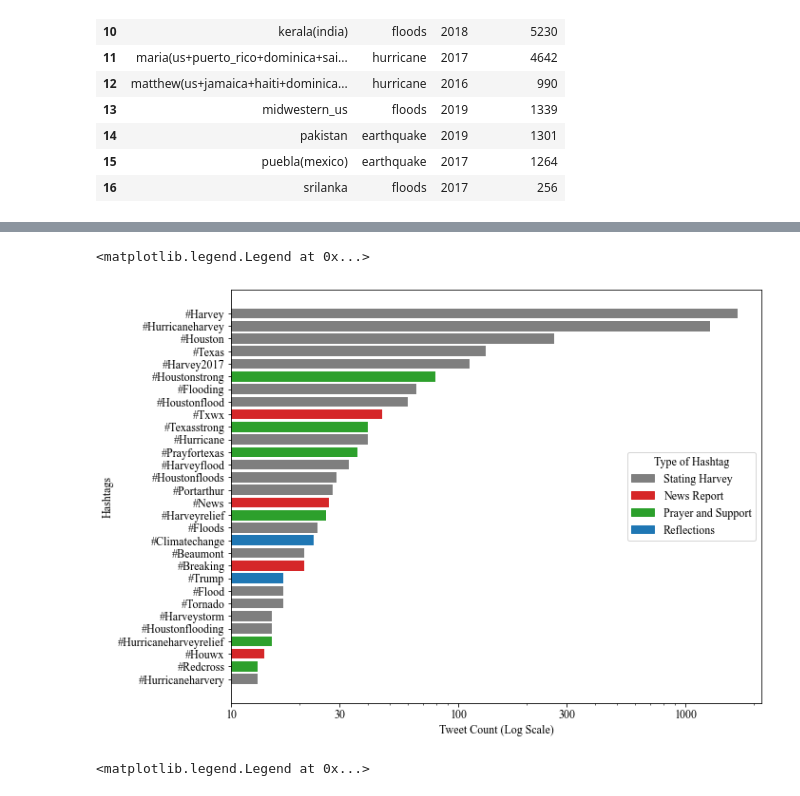
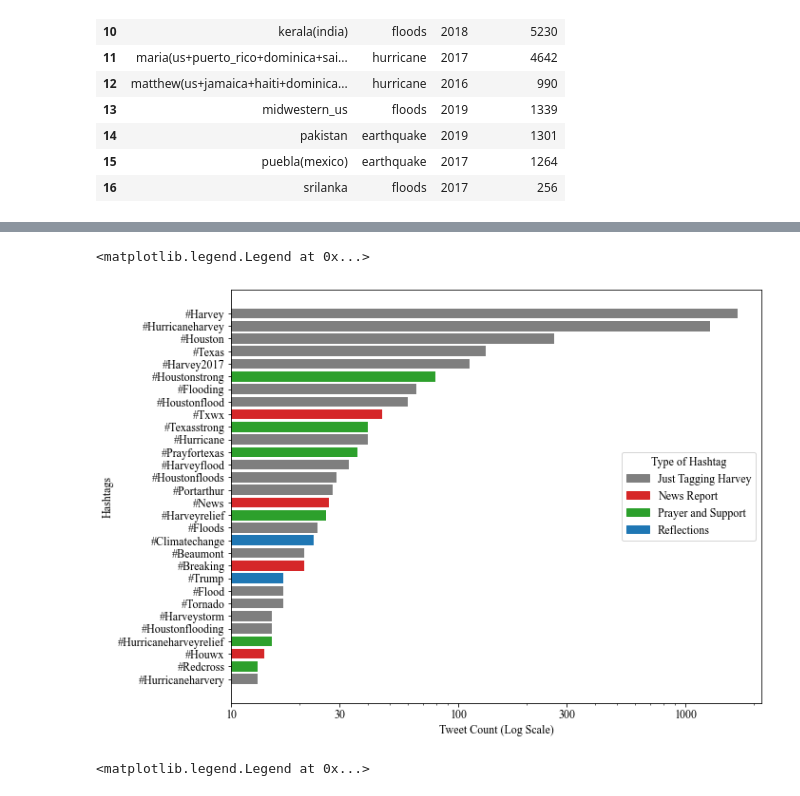
Before and after one commit to Prof-Greatfellow/MADS-Capstone, a Jupyter notebook: Trends-And-Network/Trends-And-General-Properties.ipynb, the cells around one changed output, grey strips where cells are left out. Saved outputs shown, nothing was run; the diff lists cells and outputs as text; code cells hidden in the pictures.

```diff
--- a/Trends-And-Network/Trends-And-General-Properties.ipynb
+++ b/Trends-And-Network/Trends-And-General-Properties.ipynb
@@ -77,35 +80,35 @@ df_hashtag_harvey_agg = df_hashtag_harvey_agg.sort_values(by='Tweet Count',ascen
 
 # Decide the "types" of hashtag (hard-coded)
 label = np.zeros(30,)
 type_prayer_and_support=[5,9,11,16,26,28]
 type_news=[8,15,20,27]
 type_reflections=[18,21]
 for i in type_prayer_and_support:
     label[i]=0.25
 for i in type_news:
     label[i]=0.5
 for i in type_reflections:
     label[i]=1
 
 
 clist = [(0, "#7f7f7f"),  (0.25, "#2ca02c"),(0.5,"#d62728"),(1,"#1f77b4")]
 rvb = mcolors.LinearSegmentedColormap.from_list("", clist)
 import matplotlib.ticker as ticker
 fig,ax = plt.subplots(figsize=(10,8))
 ax.barh(['#'+i for i in df_hashtag_harvey_agg.index[::-1]],df_hashtag_harvey_agg['Tweet Count'][::-1],color=rvb(label[::-1]))
 ax.set_xscale('log')
 ax.set_ylabel('Hashtags')
 ax.xaxis.set_major_formatter(ticker.FuncFormatter(lambda y, _: '{:g}'.format(y)))
 ax.set_xticks([10,30,100,300,1000])
 ax.set_xlabel('Tweet Count (Log Scale)')
 red_patch = mpatches.Patch(color='#d62728', label='News Report')
-gray_patch = mpatches.Patch(color='#7f7f7f', label='Stating Harvey')
+gray_patch = mpatches.Patch(color='#7f7f7f', label='Just Tagging Harvey')
 green_patch = mpatches.Patch(color='#2ca02c', label='Prayer and Support')
 blue_patch = mpatches.Patch(color="#1f77b4", label='Reflections')
 plt.legend(handles=[gray_patch,red_patch,green_patch,blue_patch],title='Type of Hashtag',loc='right')
 # %% [output]
 <matplotlib.legend.Legend at 0x...>
-[figure, old version]
+[figure, new version]
 # %%
 # We will see how the number of each "type" of tweets (except for "Stating Harvey") changes with time.
 list_hashtag = [i.lower() for i in list(df_hashtag_harvey_agg.index)]
```
Also changed, not shown: parts of 9 cells of this notebook.
